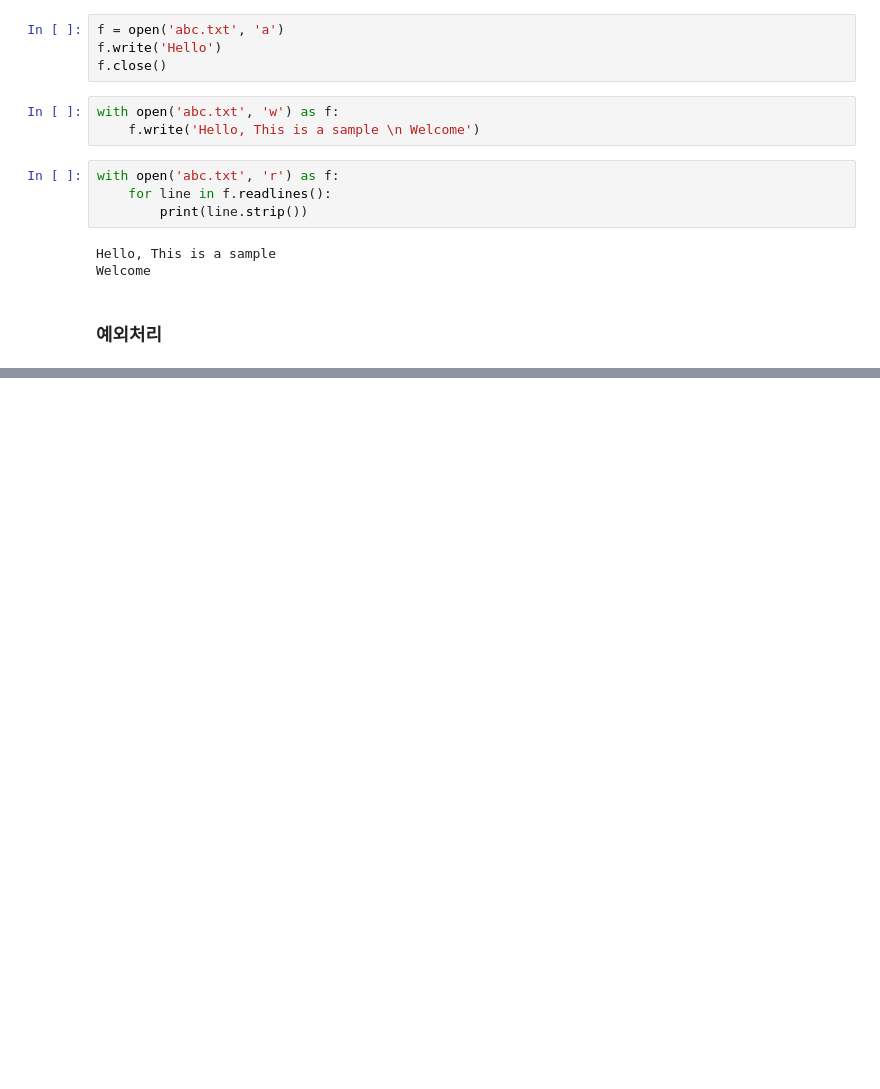
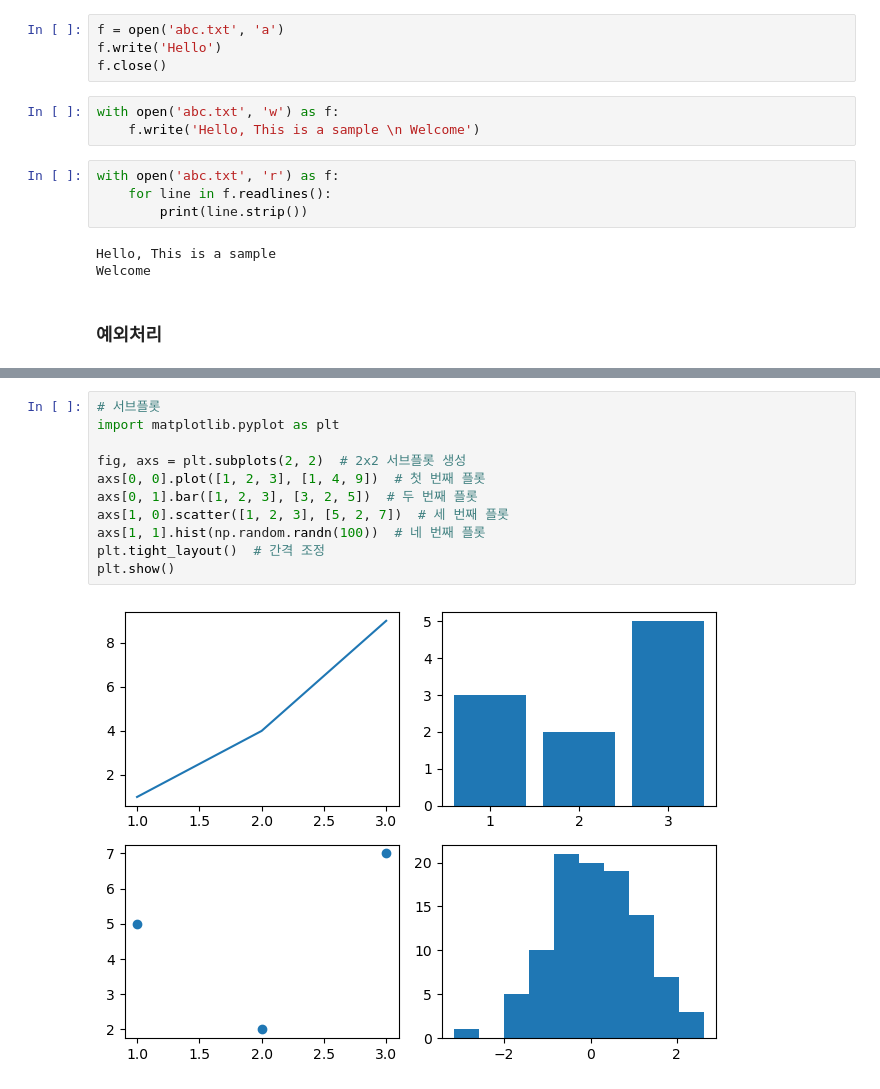
Before and after one commit to yoondol/CodeFolder, a Jupyter notebook: Practice_Study/Python_Coding/ViPro_Practice.ipynb, the cells around one changed output, grey strips where cells are left out. Drawn from its saved outputs; the diff is of its cells as text; blank space fills up the shorter version.

```diff
--- a/Practice_Study/Python_Coding/ViPro_Practice.ipynb
+++ b/Practice_Study/Python_Coding/ViPro_Practice.ipynb
@@ -32,0 +220,13 @@ while True:
+# %%
+# 서브플롯
+import matplotlib.pyplot as plt
+
+fig, axs = plt.subplots(2, 2)  # 2x2 서브플롯 생성
+axs[0, 0].plot([1, 2, 3], [1, 4, 9])  # 첫 번째 플롯
+axs[0, 1].bar([1, 2, 3], [3, 2, 5])  # 두 번째 플롯
+axs[1, 0].scatter([1, 2, 3], [5, 2, 7])  # 세 번째 플롯
+axs[1, 1].hist(np.random.randn(100))  # 네 번째 플롯
+plt.tight_layout()  # 간격 조정
+plt.show()
+# %% [output]
+[figure, added]
```
Also changed, not shown: parts of 24 cells of this notebook, 4 other files.
